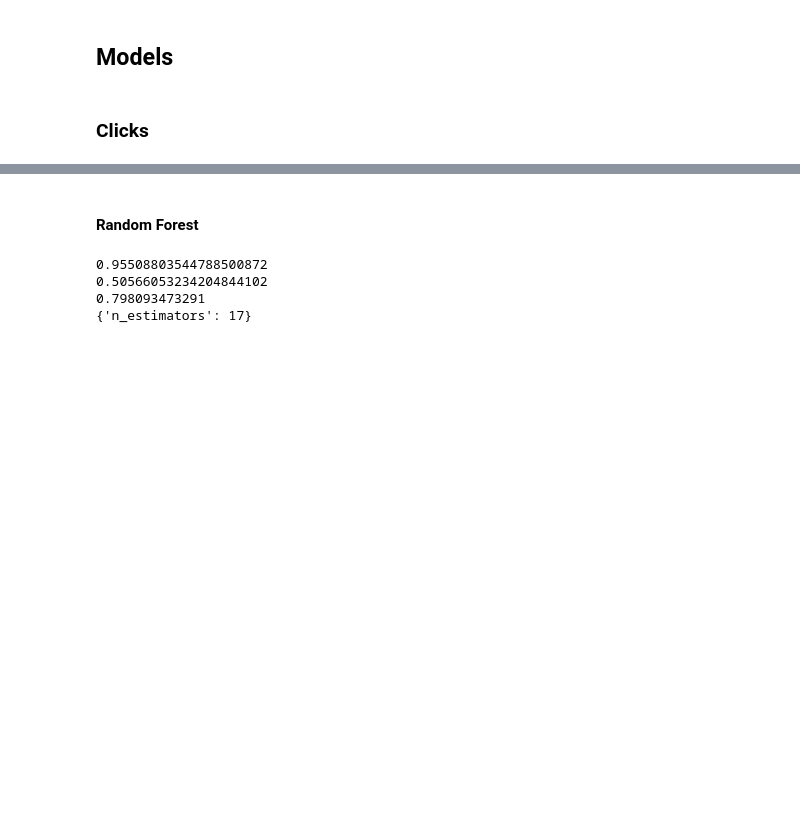
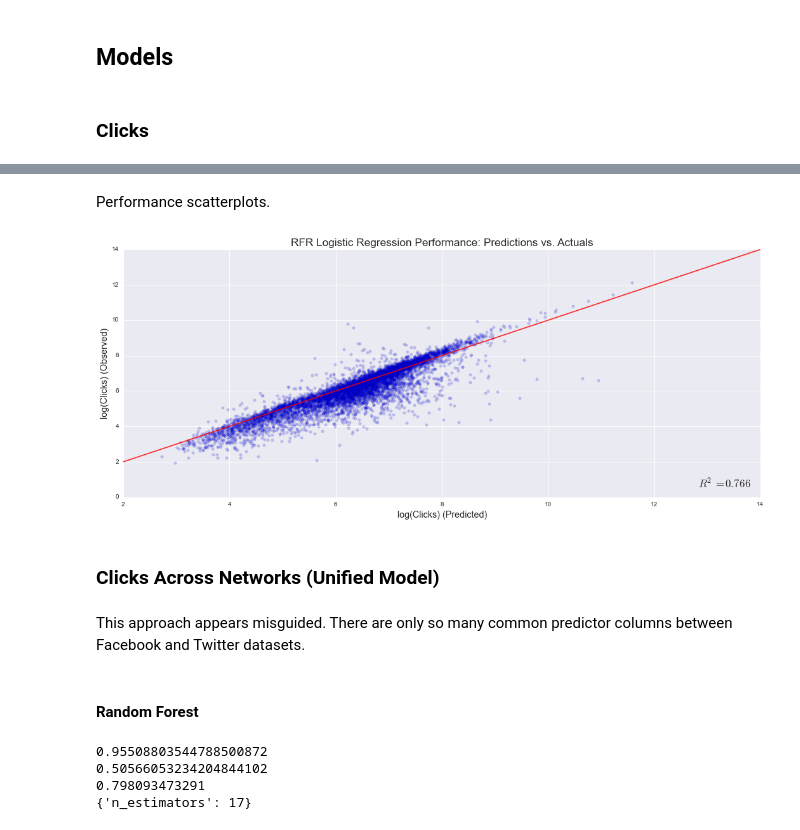
Before and after one commit to micahlanier/social-news, a Jupyter notebook: src/prediction/predictiveModels.ipynb, the cells around one changed output, grey strips where cells are left out. Cells and saved outputs as stored; diff of their text form; code cells hidden in the pictures; blank space fills up the shorter version.

```diff
--- a/src/prediction/predictiveModels.ipynb
+++ b/src/prediction/predictiveModels.ipynb
@@ -66,0 +230,14 @@ for c in categoricalCols:
+# %%
+# Output Twitter model.
+print 'Twitter model:'
+for c,f in zip(clf_tw.coef_,features_tw):
+    pos = c > 0
+    print '\t' + ('+' if pos else '') + str(c).ljust(18 if pos else 19), '*', f
+print '\t+' + str(clf_tw.intercept_)
+
+# Output Facebook model.
+print 'Facebook model:'
+for c,f in zip(clf_fb.coef_,features_fb):
+    pos = c > 0
+    print '\t' + ('+' if pos else '') + str(c).ljust(18 if pos else 19), '*', f
+print '\t+' + str(clf_fb.intercept_)
@@ -66,0 +312,10 @@ for c in categoricalCols:
+# %%
+# Parameters for RFR tuning.
+rfrParams = {'n_estimators': range(20,40)}
+# Start models.
+rfr_tw = RandomForestRegressor()
+# Start grid search, cross-validation.
+rfrGscv_tw = grid_search.GridSearchCV(rfr_tw, rfrParams, scoring='mean_absolute_error')
+# Fit model.
+rfrGscv_tw.fit(X_tw,y_tw)
+pass # Suppress output.
@@ -67,3 +347,13 @@ for c in categoricalCols:
+# %% [markdown]
+Performance scatterplots.
+# %%
+plotPredictionsVsActuals(yhat_tw, ytest_tw, 'RFR Logistic Regression Performance', 'log(Clicks)', True, 0.2)
+# %% [output]
+[figure, added]
+# %% [markdown]
+### Clicks Across Networks (Unified Model)
+# %% [markdown]
+This approach appears misguided. There are only so many common predictor columns between Facebook and Twitter datasets.
 # %%
 # Set up our outcomes and features.
 X = twfb[['clicks_normalized','day_of_week_est','medium','org','sentiment_class','sentiment_score_negative','sentiment_score_positive','service','time_est','word_count']]
```
Also changed, not shown: parts of 24 cells of this notebook.
